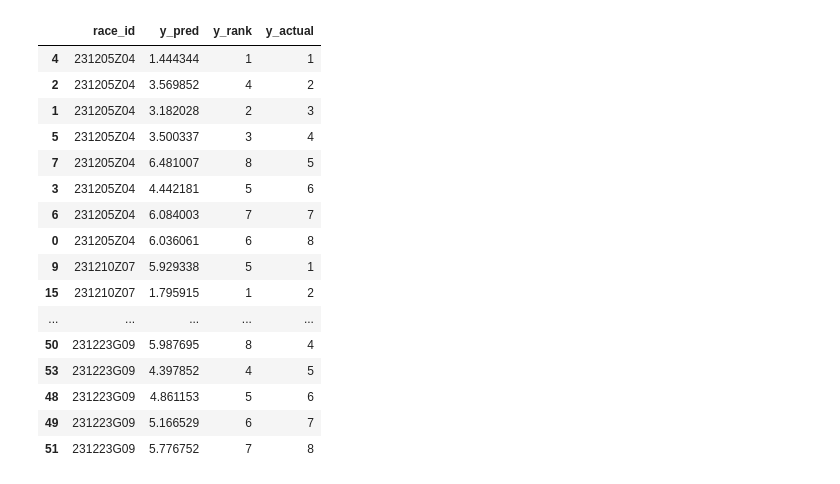
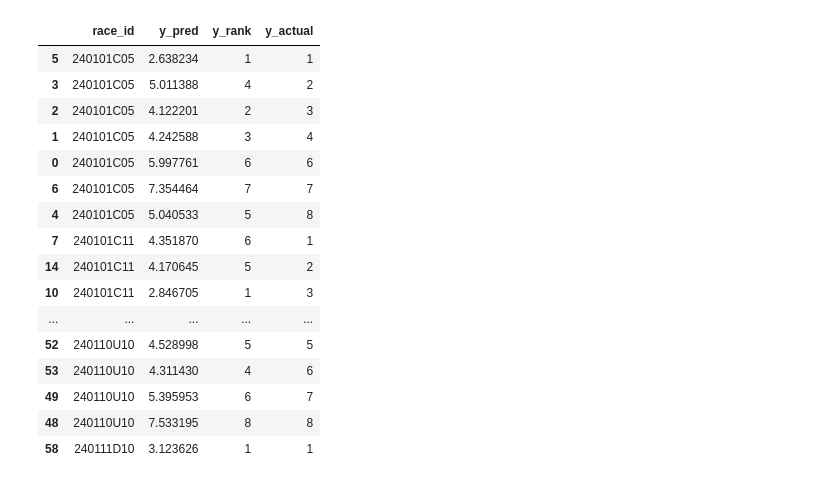
Before and after one commit to anniereon/keiba_ml, a Jupyter notebook: 最終コーナーの通過順位を予想したものが着番の説明変数として有用か調べたい.ipynb, the cells around one changed output. Cells and saved outputs as stored; diff of their text form; code cells hidden in the pictures.

```diff
--- a/最終コーナーの通過順位を予想したものが着番の説明変数として有用か調べたい.ipynb
+++ b/最終コーナーの通過順位を予想したものが着番の説明変数として有用か調べたい.ipynb
@@ -27,26 +29,25 @@ race_avg_time_index = filtered_df.groupby('race_id')['time_index_average_1'].tra
 # 平均との差を新しいカラムとして追加
 filtered_df['time_index_diff_from_avg'] = filtered_df['time_index_average_1'] - race_avg_time_index
 # NaN を除外（最低限のデータ整備）
-df = filtered_df.dropna(subset=['race_id', 'position_4', 'style_encoded', 'rank_diff'])
-# 分母：各 (pass_rank1, style_encoded) の全体出現数
+# df = filtered_df.dropna(subset=['race_id', 'position_4', 'style_encoded', 'rank_diff'])
+df = filtered_df
+# 分母：全体の出現数（position_4, style_encodedの組み合わせ）
 total_counts = (
     df
     .groupby(['position_4', 'style_encoded'])
     .size()
     .reset_index(name='total')
 )
-# 分子：
-# 各 race_id ごとに rank_diff が最大の行を抽出
-idx_max = df.groupby('race_id')['rank_diff'].idxmax()
-df_max = df.loc[idx_max, ['position_4', 'style_encoded']]
-# その pass_rank1 と style_encoded の組み合わせの出現回数を数える
+# 分子：flag_max_rank_diff_actual == 1 の馬だけ抽出
+df_max = df[df['flag_max_rank_diff_actual'] == 1]
+# その組み合わせの出現数をカウント
 match_counts = (
     df_max
     .groupby(['position_4', 'style_encoded'])
     .size()
     .reset_index(name='matched')
 )
-# マージして確率計算
+# マージして確率を計算
 result = pd.merge(total_counts, match_counts, on=['position_4', 'style_encoded'], how='left')
 result['matched'] = result['matched'].fillna(0)
 result['probability'] = result['matched'] / result['total']
@@ -64,7 +65,7 @@ test_mask = filtered_df['race_date'].dt.year == 2024   # 例: 2024年が検証
 filtered_df['probability_of_max_rank_diff'] = np.nan
 # 学習データには (position_4, style_encoded) をキーにprobability割り当て
 filtered_df.loc[train_mask, 'probability_of_max_rank_diff'] = filtered_df.loc[train_mask].apply(
-    lambda row: prob_map.get((row['position_4'], row['style_encoded']), np.nan),
+    lambda row: prob_map.get((row['y4_rank'], row['style_encoded']), np.nan),
     axis=1
 )
 # 検証データには (y4_rank, style_encoded) をキーにprobability割り当て
@@ -79,4 +80,7 @@ print(filtered_df.loc[train_mask, [
 print(filtered_df.loc[test_mask, [
     'race_id', 'horse_number', 'position_4', 'y4_rank', 'style_encoded', 'probability_of_max_rank_diff'
 ]].head(8))
+
+# filtered_dfをCSVファイルとして出力
+filtered_df.to_csv('C:\\Users\\ryo\\Downloads\\filtered_df.csv', index=False, encoding='cp932')
 # %% [output]
@@ -100,24 +104,50 @@ filtered_dfの行数は 1528
 # %%
+# 説明変数
+features = [
+    'probability_of_max_rank_diff',
+    'time_index_diff_from_avg',
+    'jockey_place_rate_9',
+    'conditional_place_rate_10'
+]
+# === ① 除外処理 ===
+# 説明変数 + race_id を含む DataFrame を用意
+x_with_race = filtered_df[features + ['race_id']].copy()
+# race_id ごとに、各特徴量の NaN 数をカウント
+nan_counts_per_race = x_with_race.groupby('race_id')[features].apply(lambda g: g.isna().sum())
+# 各レースについて、いずれかの説明変数に NaN が「5件以上」あるかどうかを判定
+race_ids_to_exclude = nan_counts_per_race[(nan_counts_per_race >= 5).any(axis=1)].index
+# 除外
+filtered_df = filtered_df[~filtered_df['race_id'].isin(race_ids_to_exclude)].reset_index(drop=True)
+# === ② NaN補完処理 ===
+# filtered_df から必要なカラムを含む x をコピー（補完対象）
+x = filtered_df[features + ['race_id']].copy()
+def fill_na_with_group_mean(group, feature):
+    na_count = group[feature].isna().sum()
+    if na_count <= 4:
+        mean_val = group[feature].mean()
+        group[feature] = group[feature].fillna(mean_val)
+    return group
+for feature in features:
+    x = x.groupby('race_id', group_keys=False).apply(lambda g: fill_na_with_group_mean(g, feature))
+# 最終的な x（説明変数）から race_id を除外
+x = x.drop(columns=['race_id'])
+filtered_df[features] = x
+# 目的変数
+y = filtered_df["finish_rank"]
+# それぞれの説明変数についてNaNをカウント
+nan_counts = filtered_df[features].isna().sum()
+print(nan_counts)
 # レースIDの先頭2桁を抽出（文字列として扱う）
 filtered_df.loc[:, 'race_id_year'] = filtered_df['race_id'].astype(str).str[:2]
 # 件数カウント
 count_23 = (filtered_df['race_id_year'] == '23').sum()
 count_24 = (filtered_df['race_id_year'] == '24').sum()
 # 割合を計算
-rate_24 = count_24 / (count_23 + count_24)
+rate_23 = round(count_23 / (count_23 + count_24) ,10) + 0.001
 # 結果表示
-print(f"24の割合: {rate_24:.2f}")
-# 説明変数
-x = filtered_df[[
-    'time_index_diff_from_avg',
-    'jockey_place_rate_9',
-    'conditional_place_rate_10',
-    'probability_of_max_rank_diff'
-]]
-# 目的変数
-y = filtered_df["finish_rank"]
+print(f"24の割合: {rate_23:.10f}")
 # 学習データと検証データの分割（検証データ割合はrate_24）
-x_train, x_test, y_train, y_test = train_test_split(x, y, train_size=rate_24, shuffle=False)
+x_train, x_test, y_train, y_test = train_test_split(x, y, train_size=rate_23, shuffle=False)
 # モデルの学習
 model = xgb.XGBRegressor(
     objective='reg:squarederror',
@@ -161,18 +196,18 @@ R2 Score: 0.4383
 |  | race_id | y_pred | y_rank | y_actual |
-| 4 | 231205Z04 | 1.444344 | 1 | 1 |
-| 2 | 231205Z04 | 3.569852 | 4 | 2 |
-| 1 | 231205Z04 | 3.182028 | 2 | 3 |
-| 5 | 231205Z04 | 3.500337 | 3 | 4 |
-| 7 | 231205Z04 | 6.481007 | 8 | 5 |
-| 3 | 231205Z04 | 4.442181 | 5 | 6 |
-| 6 | 231205Z04 | 6.084003 | 7 | 7 |
-| 0 | 231205Z04 | 6.036061 | 6 | 8 |
-| 9 | 231210Z07 | 5.929338 | 5 | 1 |
-| 15 | 231210Z07 | 1.795915 | 1 | 2 |
+| 5 | 240101C05 | 2.638234 | 1 | 1 |
+| 3 | 240101C05 | 5.011388 | 4 | 2 |
+| 2 | 240101C05 | 4.122201 | 2 | 3 |
+| 1 | 240101C05 | 4.242588 | 3 | 4 |
+| 0 | 240101C05 | 5.997761 | 6 | 6 |
+| 6 | 240101C05 | 7.354464 | 7 | 7 |
+| 4 | 240101C05 | 5.040533 | 5 | 8 |
+| 7 | 240101C11 | 4.351870 | 6 | 1 |
+| 14 | 240101C11 | 4.170645 | 5 | 2 |
+| 10 | 240101C11 | 2.846705 | 1 | 3 |
 | ... | ... | ... | ... | ... |
-| 50 | 231223G09 | 5.987695 | 8 | 4 |
-| 53 | 231223G09 | 4.397852 | 4 | 5 |
-| 48 | 231223G09 | 4.861153 | 5 | 6 |
-| 49 | 231223G09 | 5.166529 | 6 | 7 |
-| 51 | 231223G09 | 5.776752 | 7 | 8 |
+| 52 | 240110U10 | 4.528998 | 5 | 5 |
+| 53 | 240110U10 | 4.311430 | 4 | 6 |
+| 49 | 240110U10 | 5.395953 | 6 | 7 |
+| 48 | 240110U10 | 7.533195 | 8 | 8 |
+| 58 | 240111D10 | 3.123626 | 1 | 1 |
 # %%
```
Also changed, not shown: parts of 5 cells of this notebook, 1 other file.
